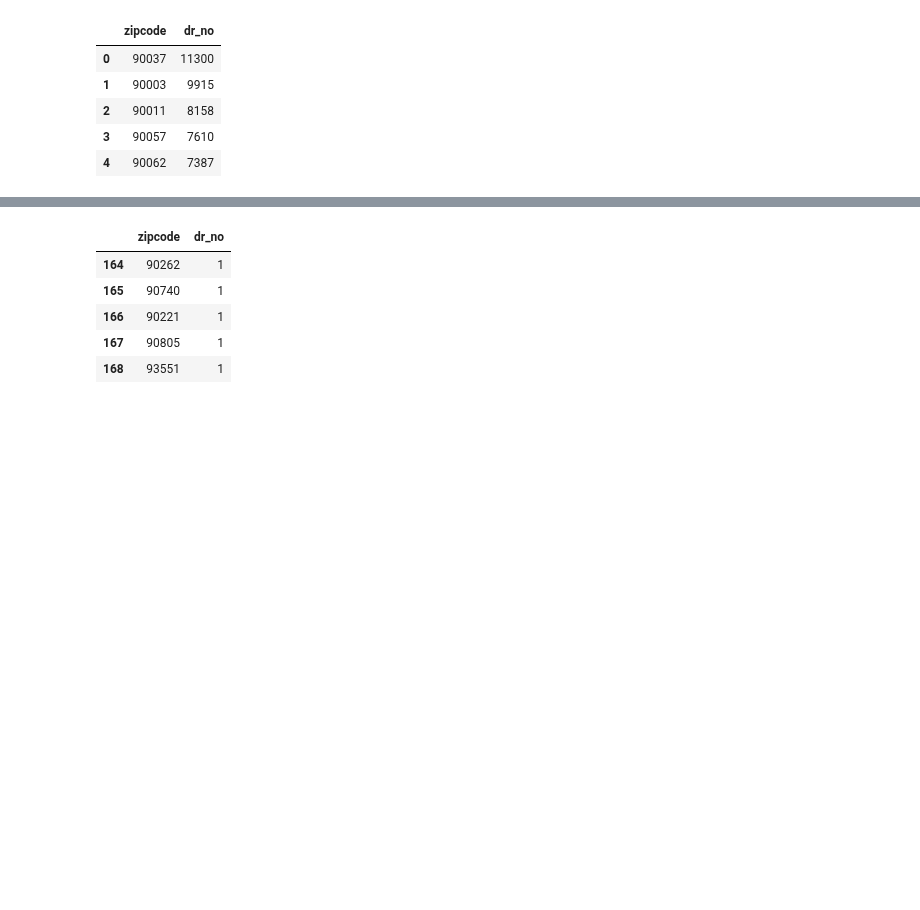
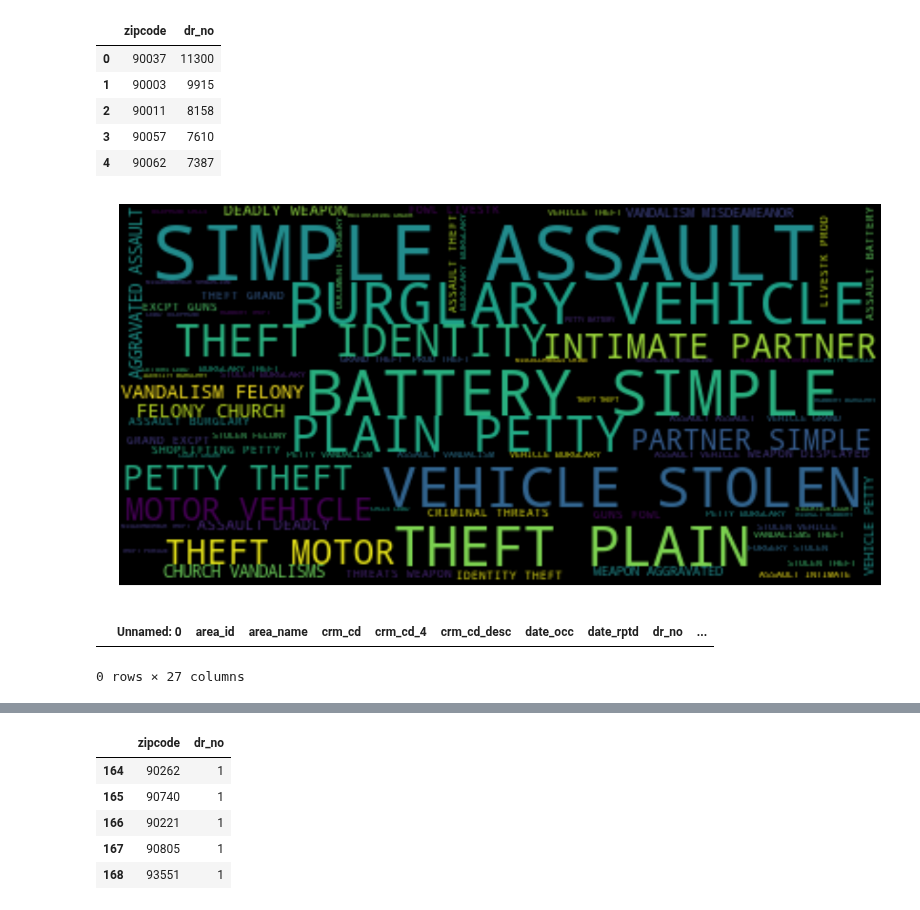
Before and after one commit to frederikdebruyker/Los-Angeles-Crime-Statistics, a Jupyter notebook: los_angeles_crime_statistics.ipynb, the cells around one changed output, grey strips where cells are left out. Saved outputs shown, nothing was run; the diff lists cells and outputs as text; code cells hidden in the pictures; blank space fills up the shorter version.

```diff
--- a/los_angeles_crime_statistics.ipynb
+++ b/los_angeles_crime_statistics.ipynb
@@ -294,3 +316,27 @@ zip_crime_top_v
 | 2 | 90011 | 8158 |
 | 3 | 90057 | 7610 |
 | 4 | 90062 | 7387 |
+# %%
+from wordcloud import WordCloud,STOPWORDS,ImageColorGenerator
+#Join together a single string of crime description
+crime_type_desc = " ".join(crimedesc for crimedesc in results_df["crm_cd_desc"])
+# #Create and generate a word cloud image
+crime_desc_wordcloud_transparent = WordCloud(background_color="rgba(255, 255, 255, 0)", mode="RGBA").generate(crime_type_desc)
+crime_desc_wordcloud_black = WordCloud().generate(crime_type_desc)
+# %%
+#Plot wordcloud image
+plt.figure(figsize=[20,10])
+plt.imshow(crime_desc_wordcloud_black,interpolation="bilinear")
+plt.axis("off")
+
+#Save image file
+plt.savefig("Images/Crimedesc.png",format="png")
+
+plt.show()
+# %% [output]
+[figure, added]
+# %%
+violent_crime_desc_list
+# %% [output]
+|  | Unnamed: 0 | area_id | area_name | crm_cd | crm_cd_4 | crm_cd_desc | date_occ | date_rptd | dr_no | ... |
+0 rows × 27 columns
```
Also changed, not shown: parts of 6 cells of this notebook, 7 other files.
